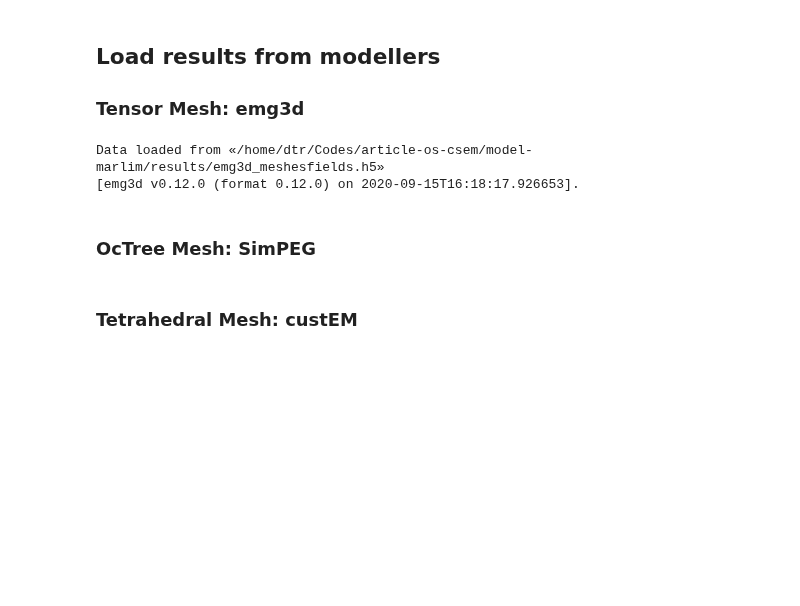
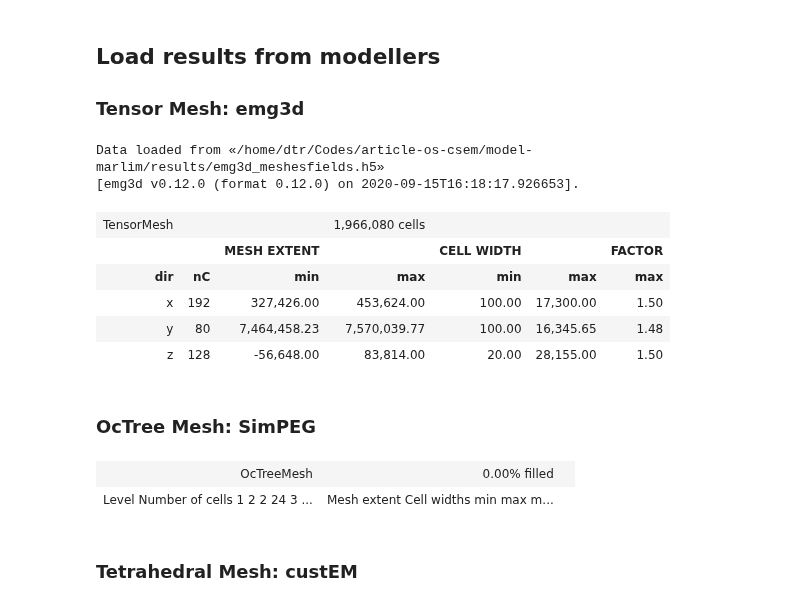
Before and after one commit to swung-research/3d-csem-open-source-landscape, a Jupyter notebook: model-marlim/MarlimR3D-MeshesFields.ipynb, the cells around one changed output. Saved outputs shown, nothing was run; the diff lists cells and outputs as text; code cells hidden in the pictures; blank space fills up the shorter version.

Commit message:
Add OcTree slices

```diff
--- a/model-marlim/MarlimR3D-MeshesFields.ipynb
+++ b/model-marlim/MarlimR3D-MeshesFields.ipynb
@@ -20,10 +20,18 @@ data = xr.load_dataset('marlim_survey.nc', engine='h5netcdf')
 # %%
 egd = emg3d.load('results/emg3d_meshesfields.h5')
 mesh_emg3d = egd['mesh']
 efield_emg3d_fx = egd['fx']
 efield_emg3d_fy = egd['fy']
+
+mesh_emg3d
 # %% [output]
 Data loaded from «/home/dtr/Codes/article-os-csem/model-marlim/results/emg3d_meshesfields.h5»
 [emg3d v0.12.0 (format 0.12.0) on 2020-09-15T16:18:17.926653].
+| TensorMesh |  |  | 1,966,080 cells |  |  |  |
+|  |  | MESH EXTENT |  | CELL WIDTH |  | FACTOR |
+| dir | nC | min | max | min | max | max |
+| x | 192 | 327,426.00 | 453,624.00 | 100.00 | 17,300.00 | 1.50 |
+| y | 80 | 7,464,458.23 | 7,570,039.77 | 100.00 | 16,345.65 | 1.48 |
+| z | 128 | -56,648.00 | 83,814.00 | 20.00 | 28,155.00 | 1.50 |
 # %% [markdown]
 ### OcTree Mesh: SimPEG
@@ -32,3 +38,15 @@ Data loaded from «/home/dtr/Codes/article-os-csem/model-marlim/results/emg3d_me
+# %%
+# Load mesh
+mesh_simpeg = discretize.TreeMesh.readUBC("results/simpeg_marlim_mesh.txt")
+
+# Load fields
+simpeg_e = np.load("results/simpeg_marlim_fields.npy")
+simpeg_e = simpeg_e.reshape(mesh_simpeg.nE, len(data.freqs), order="F")
+
+mesh_simpeg
+# %% [output]
+| OcTreeMesh | 0.00% filled |  |
+| Level Number of cells 1 2 2 24 3 ... | Mesh extent Cell widths min max m... |
 # %% [markdown]
 ### Tetrahedral Mesh: custEM
 # %%
```
Also changed, not shown: parts of 3 cells of this notebook, 2 other files.
